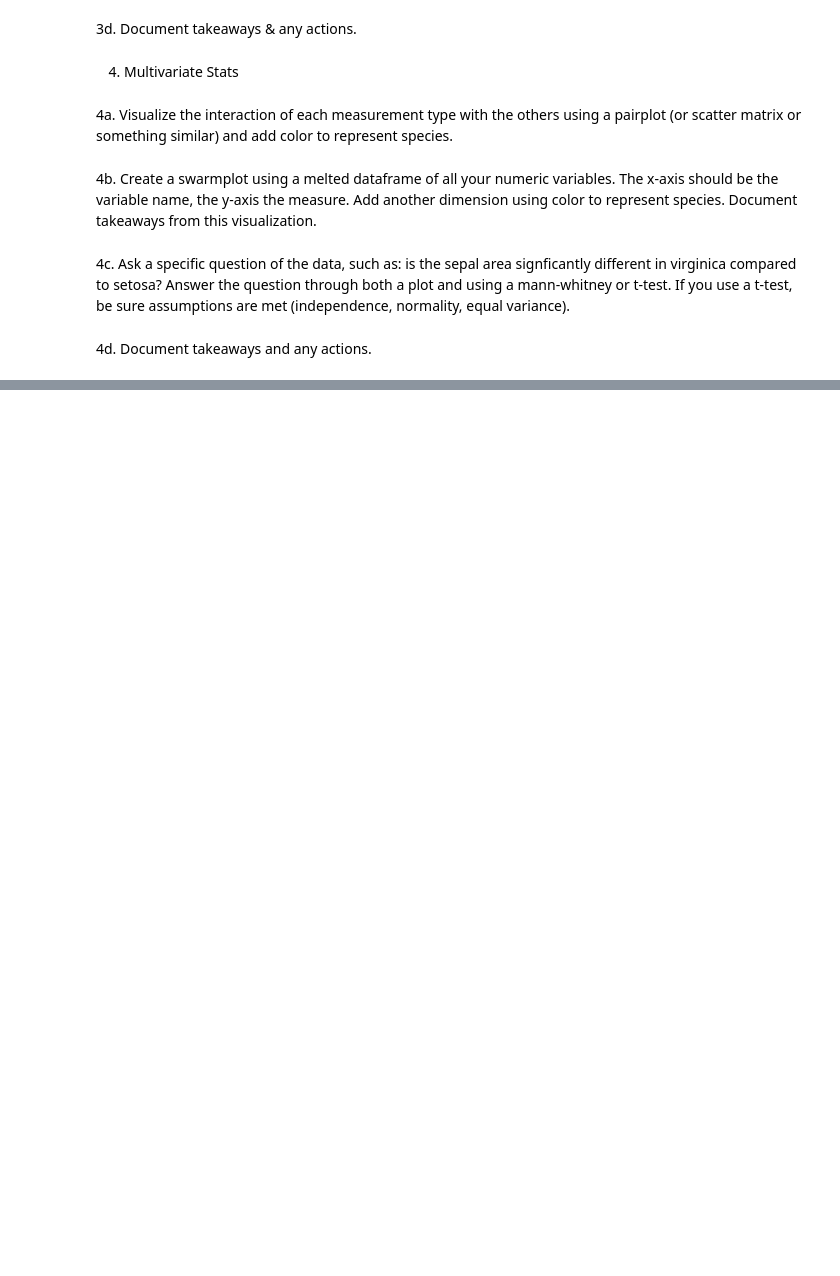
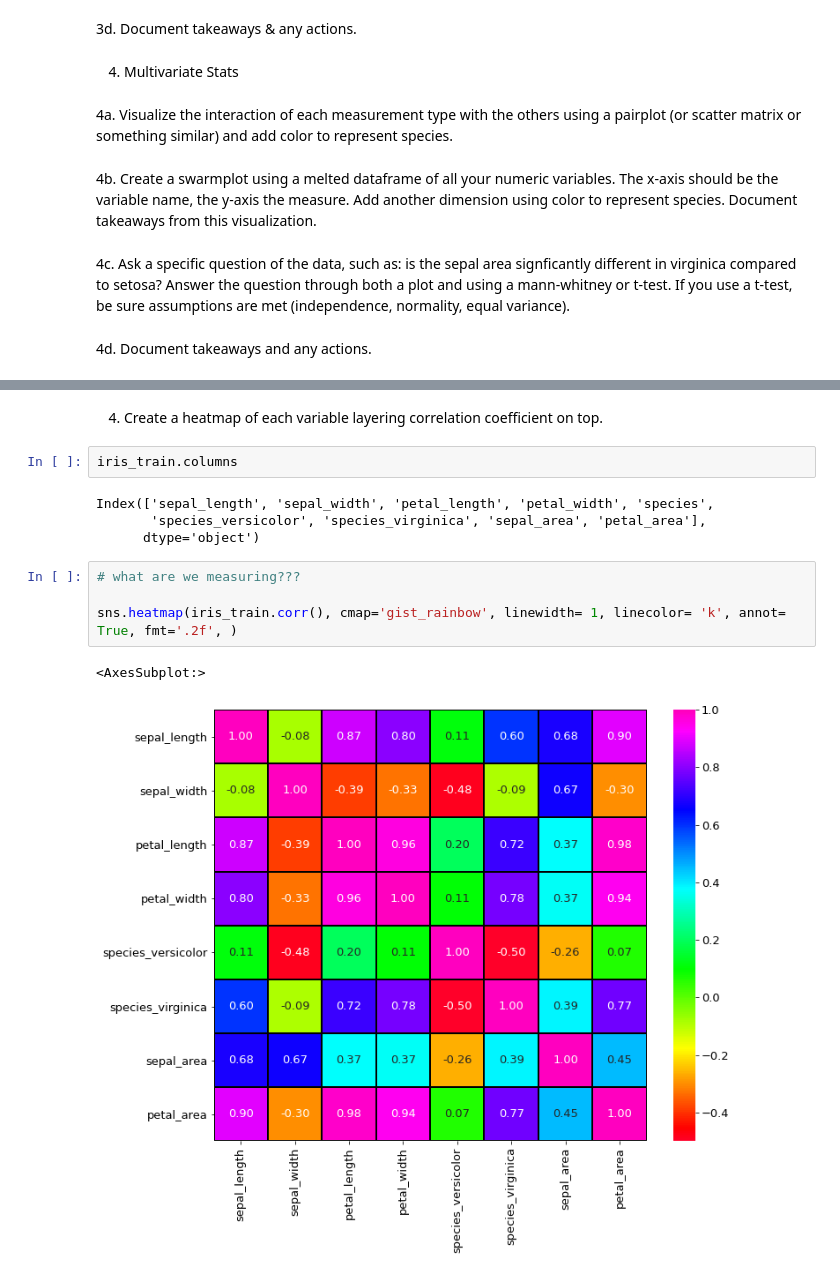
Before and after one commit to Tyler-Applegate/classification-exercises, a Jupyter notebook: classification_exercises.ipynb, the cells around one changed output, grey strips where cells are left out. Saved outputs shown, nothing was run; the diff lists cells and outputs as text; blank space fills up the shorter version.

```diff
--- a/classification_exercises.ipynb
+++ b/classification_exercises.ipynb
@@ -559,0 +536,15 @@ Section 1 - iris_db: Using iris data from our mySQL server and the methods used
+# %% [markdown]
+4. Create a heatmap of each variable layering correlation coefficient on top.
+# %%
+iris_train.columns
+# %% [output]
+Index(['sepal_length', 'sepal_width', 'petal_length', 'petal_width', 'species',
+       'species_versicolor', 'species_virginica', 'sepal_area', 'petal_area'],
+      dtype='object')
+# %%
+# what are we measuring???
+
+sns.heatmap(iris_train.corr(), cmap='gist_rainbow', linewidth= 1, linecolor= 'k', annot= True, fmt='.2f', )
+# %% [output]
+<AxesSubplot:>
+[figure, added]
```
Also changed, not shown: parts of 80 cells of this notebook, 4 other files.
